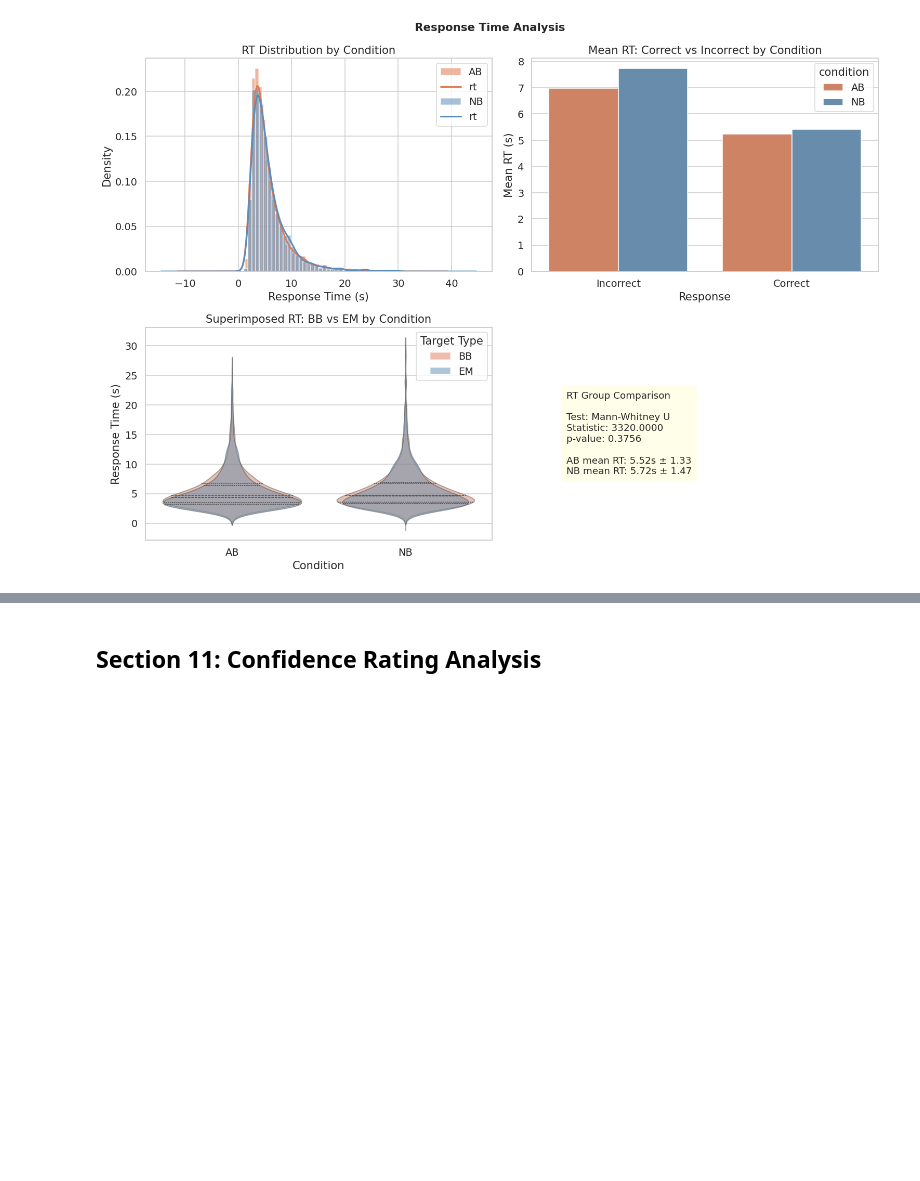
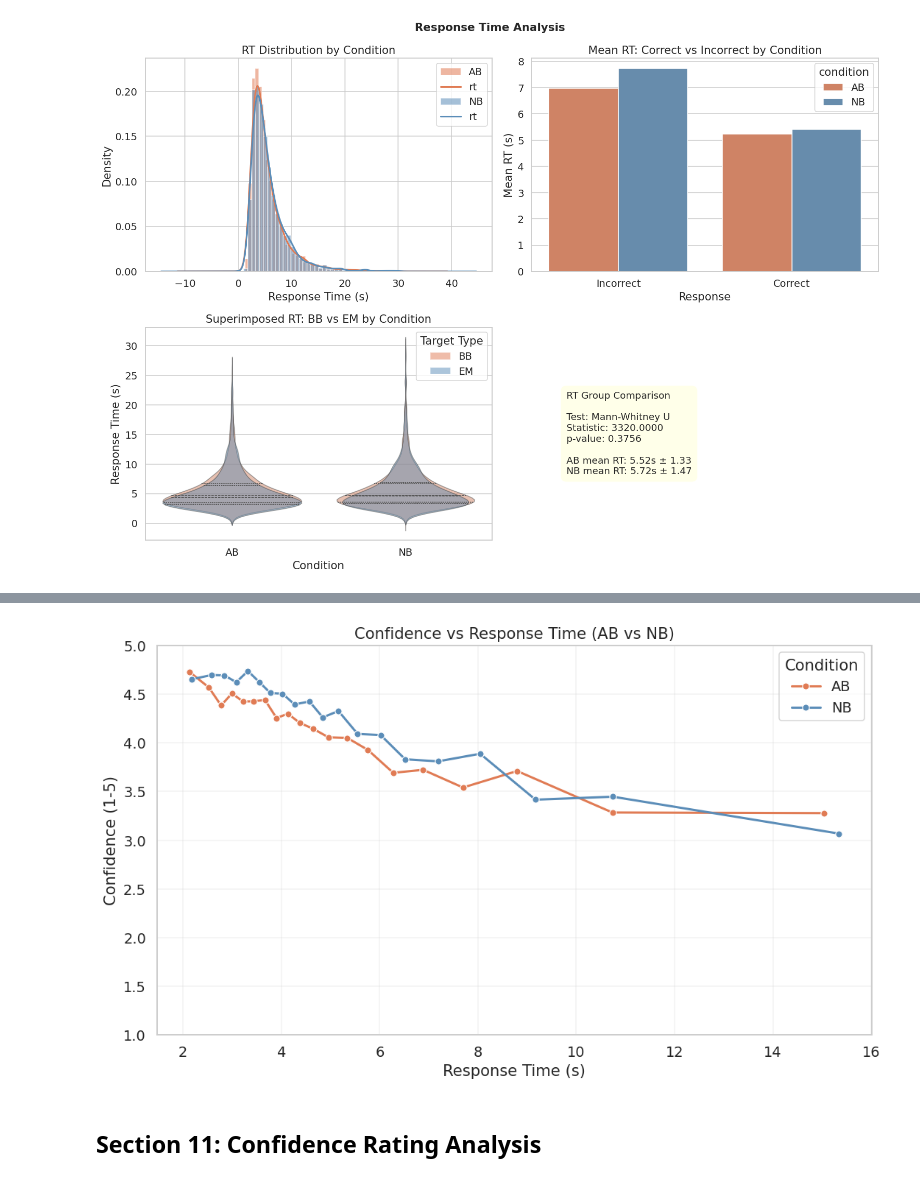
Before and after one commit to AlooKaLaddoo/Break-Fast_BRSM_Project, a Jupyter notebook: BRSM_EDA_fixed.ipynb, the cells around one changed output, grey strips where cells are left out. Cells and saved outputs as stored; diff of their text form; code cells hidden in the pictures; blank space fills up the shorter version.

```diff
--- a/BRSM_EDA_fixed.ipynb
+++ b/BRSM_EDA_fixed.ipynb
@@ -1298,3 +1340,45 @@ plt.show()
+# %%
+# Confidence vs Response Time (AB and NB overlaid)
+plt.figure(figsize=(10, 6))
+
+for cond, color in [('AB', '#E07B54'), ('NB', '#5B8DB8')]:
+    conf_rt_df = TRIALS_CLEAN.loc[TRIALS_CLEAN['condition'] == cond, ['rt', 'confidence']].dropna().copy()
+    conf_rt_df = conf_rt_df.sort_values('rt')
+
+    # Bin RT into quantiles within each condition and compute mean confidence per bin
+    n_bins = 20
+    conf_rt_df['rt_bin'] = pd.qcut(conf_rt_df['rt'], q=n_bins, duplicates='drop')
+    conf_rt_trend = (
+        conf_rt_df.groupby('rt_bin', observed=True)
+        .agg(
+            rt_mid=('rt', 'median'),
+            mean_confidence=('confidence', 'mean'),
+            n=('confidence', 'count')
+        )
+        .reset_index(drop=True)
+        .sort_values('rt_mid')
+    )
+
+    sns.lineplot(
+        data=conf_rt_trend,
+        x='rt_mid',
+        y='mean_confidence',
+        marker='o',
+        linewidth=2,
+        color=color,
+        label=cond
+    )
+
+plt.xlabel('Response Time (s)')
+plt.ylabel('Confidence (1-5)')
+plt.title('Confidence vs Response Time (AB vs NB)')
+plt.ylim(1, 5)
+plt.grid(alpha=0.25)
+plt.legend(title='Condition')
+plt.tight_layout()
+plt.show()
+# %% [output]
+[figure, added]
 # %% [markdown]
 ## Section 11: Confidence Rating Analysis
 # %%
```
Also changed, not shown: parts of 8 cells of this notebook.
